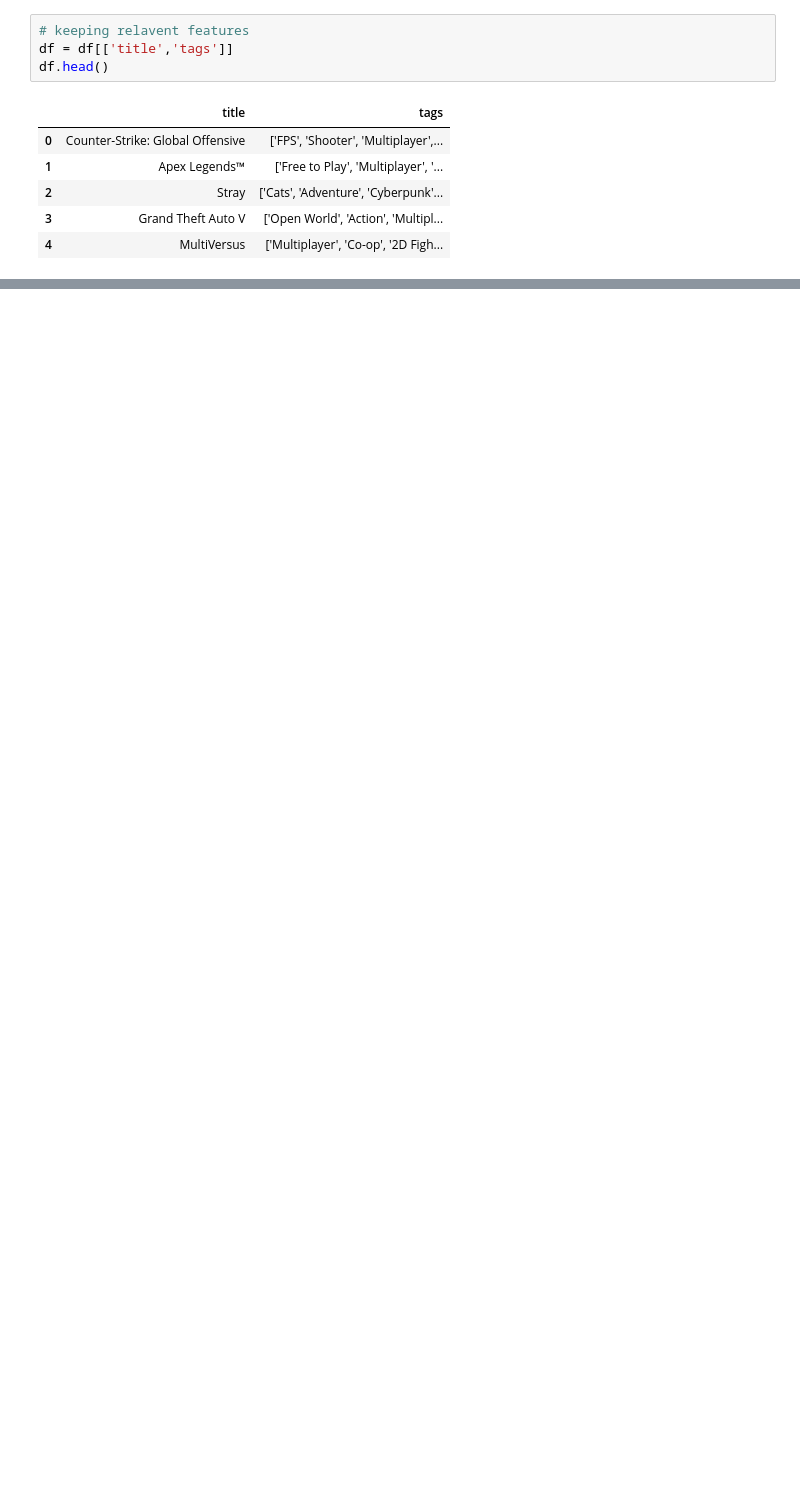
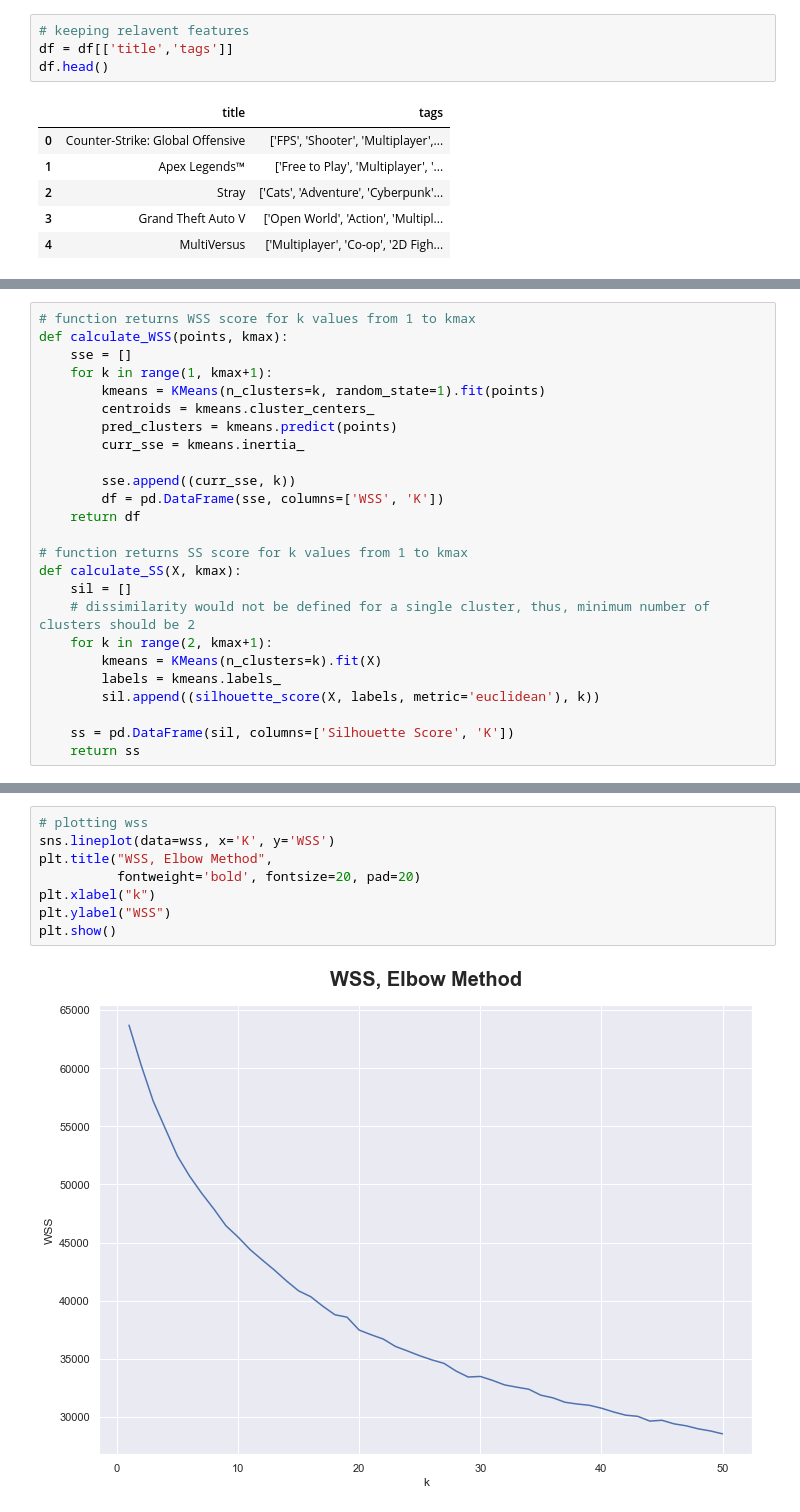
Before and after one commit to MatthewRip/DataSciencePortfolio, a Jupyter notebook: steam_game_recommender/Clustering.ipynb, the cells around one changed output, grey strips where cells are left out. Saved outputs shown, nothing was run; the diff lists cells and outputs as text; blank space fills up the shorter version.

```diff
--- a/steam_game_recommender/Clustering.ipynb
+++ b/steam_game_recommender/Clustering.ipynb
@@ -67,0 +281,25 @@ df['tags'] = df['tags'].apply(remove_punctuation)
+# %%
+# function returns WSS score for k values from 1 to kmax
+def calculate_WSS(points, kmax):
+    sse = []
+    for k in range(1, kmax+1):
+        kmeans = KMeans(n_clusters=k, random_state=1).fit(points)
+        centroids = kmeans.cluster_centers_
+        pred_clusters = kmeans.predict(points)
+        curr_sse = kmeans.inertia_
+
+        sse.append((curr_sse, k))
+        df = pd.DataFrame(sse, columns=['WSS', 'K'])
+    return df
+
+# function returns SS score for k values from 1 to kmax
+def calculate_SS(X, kmax):
+    sil = []
+    # dissimilarity would not be defined for a single cluster, thus, minimum number of clusters should be 2
+    for k in range(2, kmax+1):
+        kmeans = KMeans(n_clusters=k).fit(X)
+        labels = kmeans.labels_
+        sil.append((silhouette_score(X, labels, metric='euclidean'), k))
+
+    ss = pd.DataFrame(sil, columns=['Silhouette Score', 'K'])
+    return ss
@@ -67,0 +317,10 @@ df['tags'] = df['tags'].apply(remove_punctuation)
+# %%
+# plotting wss
+sns.lineplot(data=wss, x='K', y='WSS')
+plt.title("WSS, Elbow Method",
+          fontweight='bold', fontsize=20, pad=20)
+plt.xlabel("k")
+plt.ylabel("WSS")
+plt.show()
+# %% [output]
+[figure, added]
```
Also changed, not shown: parts of 38 cells of this notebook.
